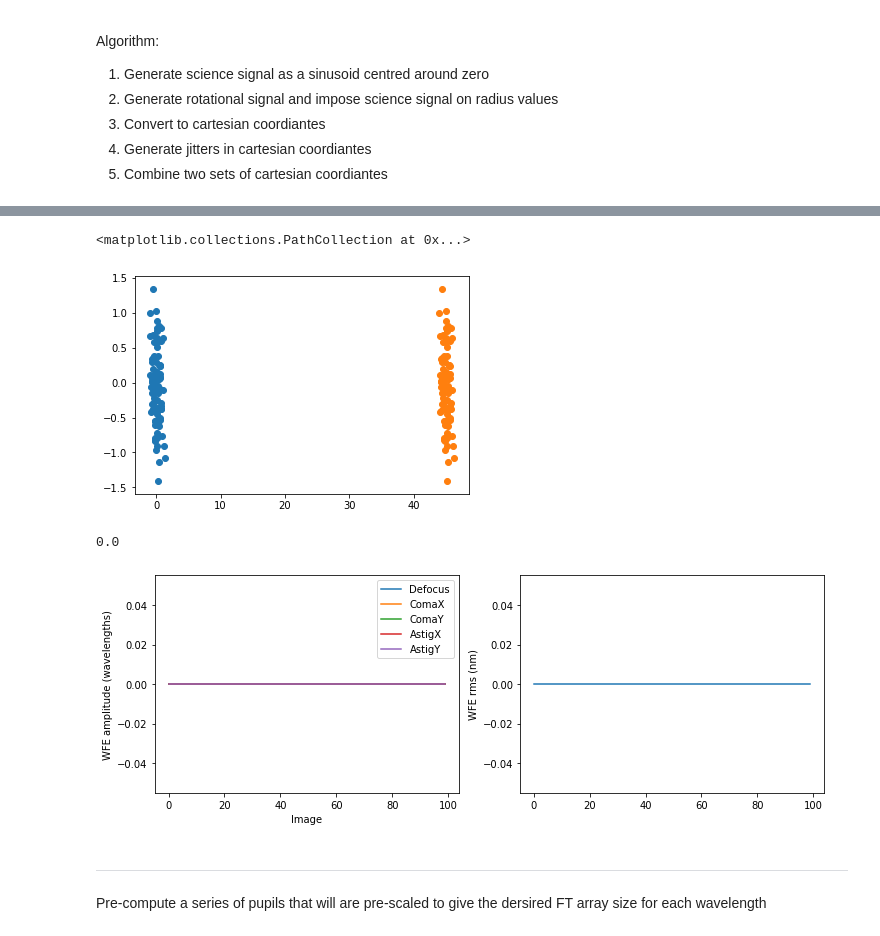
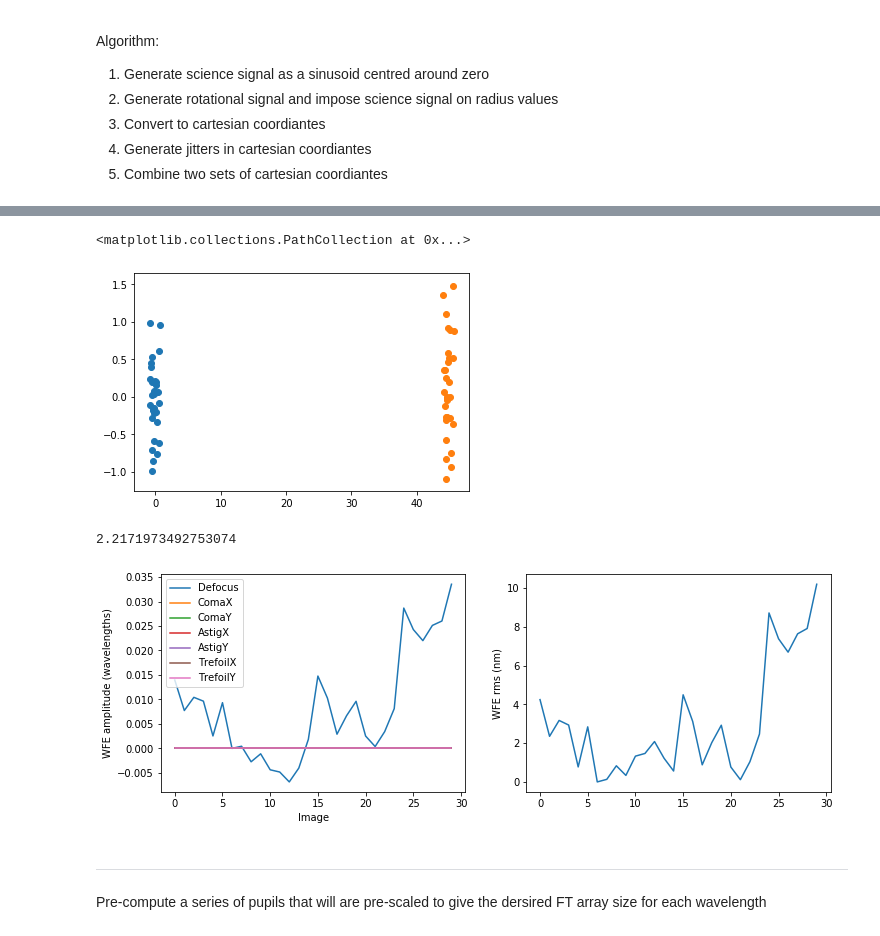
Before and after one commit to ptuthill/Toliman, a Jupyter notebook: COIN/Sims_3.0.ipynb, the cells around one changed output, grey strips where cells are left out. Saved outputs shown, nothing was run; the diff lists cells and outputs as text; code cells hidden in the pictures.

```diff
--- a/COIN/Sims_3.0.ipynb
+++ b/COIN/Sims_3.0.ipynb
@@ -72,7 +133,7 @@ pos_B = [pix_sep, 0] # Start with stars aligned along the x axis
 
 # Simulation Paramters
 # N = 1200 # Number of images
-N = 100 # Number of images
+N = 30 # Number of images
 
 # Random number seed
 seed = 0
@@ -82,6 +143,7 @@ np.random.seed(seed)
 stdev = 0.5 # Pixels
 
 # Rotation Parameters
+rotation_scatter = 0.5 # degree, 0.5 is a good number to use
 n_rots = 0 # Number of rotations
-print(pix_sep)
+print('Separation (pix):',pix_sep)
 # %% [output]
@@ -125,7 +193,6 @@ Algorithm:
 # Science signal
 arg = np.linspace(0, signal_cycles*2*np.pi, num=N, endpoint=False)
 drs = signal_size*np.sin(arg)
-sim_name='sims/toliman_photon_noise'
 
 # Write signal file
 with open("{}/signal.csv".format(sim_name), 'w') as f:
@@ -134,10 +201,15 @@ with open("{}/signal.csv".format(sim_name), 'w') as f:
         f.write("{},{}\n".format(i, drs[i]))
 # %%
 # Generate rotations
-phis = np.linspace(0, n_rots*2*np.pi, num=N, endpoint=False)
+phis = np.pi/180*np.random.normal(loc=0,scale=rotation_scatter,size=N)
+# phis = np.linspace(0, n_rots*2*np.pi, num=N, endpoint=False)
 Xs = np.vstack((pix_sep+drs) * np.cos(phis))
 Ys = np.vstack((pix_sep+drs) * np.sin(phis))
 coords = np.hstack((Xs, Ys))
+with open("{}/rotation.csv".format(sim_name), 'w') as f:
+    f.write("t,x\n")
+    for i in range(N):
+        f.write("{},{}\n".format(i, phis[i]))
 # %%
 # 2D Gaussian with a standard deviation of 0.5 pixels
 jitters = np.random.normal(scale=stdev, size=2*N).reshape(N, 2)
@@ -164,7 +225,7 @@ plt.scatter(A_coords_xy[:,0], A_coords_xy[:,1])
 plt.scatter(B_coords_xy[:,0], B_coords_xy[:,1])
 # %% [output]
 <matplotlib.collections.PathCollection at 0x...>
-[figure, old version]
+[figure, new version]
 # %%
 A_rs = (A_coords_xy[:,0]**2 + A_coords_xy[:,1]**2)**0.5
 B_rs = (B_coords_xy[:,0]**2 + B_coords_xy[:,1]**2)**0.5
@@ -174,19 +235,22 @@ B_phis = np.arctan2(B_coords_xy[:,1], B_coords_xy[:,0])
 # %%
 # Wavefront error!
 # Generate from a random walk
-np.random.seed(seed+1)# +1 so we don't get correlated jitters and defocus
+np.random.seed(seed+2)# +1 so we don't get correlated jitters and defocus
 
-defocus_amount = 0.00 * central_wavelength
-coma_amount = 0.00 * central_wavelength
-astig_amount = 0.00 * central_wavelength
+defocus_amount = 0.005 * central_wavelength
+coma_amount = 0.000 * central_wavelength
+astig_amount = 0.000 * central_wavelength
+trefoil_amount = 0.000 * central_wavelength
 
 wfe_rms = np.zeros(N)
 defocus_amps = np.zeros(N)
 coma_amps = np.zeros((N,2))
 astig_amps = np.zeros((N,2))
+trefoil_amps = np.zeros((N,2))
 last_defocus = 0
 last_coma = [0,0]
 last_astig = [0,0]
+last_trefoil = [0,0]
 for ix in range(N):
     next_defocus = np.random.normal(loc=last_defocus,scale=defocus_amount)
     defocus_amps[ix] = next_defocus
@@ -200,42 +264,64 @@ for ix in range(N):
     astig_amps[ix] = next_astig
     last_astig = next_astig
 
+    next_trefoil = np.random.normal(loc=last_trefoil,scale=trefoil_amount,size=2)
+    trefoil_amps[ix] = next_trefoil
+    last_trefoil = next_trefoil
+
+
 # Make a random point zero
 defocus_amps -= np.random.choice(defocus_amps)
 coma_amps[:,0] -= np.random.choice(coma_amps[:,0])
 coma_amps[:,1] -= np.random.choice(coma_amps[:,1])
 astig_amps[:,0] -= np.random.choice(astig_amps[:,0])
 astig_amps[:,1] -= np.random.choice(astig_amps[:,1])
+trefoil_amps[:,0] -= np.random.choice(trefoil_amps[:,0])
+trefoil_amps[:,1] -= np.random.choice(trefoil_amps[:,1])
+
 
 # Measure the RMS WFE on each image
 for ix in range(N):
     wfe_terms = {(0,2):defocus_amps[ix],(-1,3):coma_amps[ix,0],(1,3):coma_amps[ix,1],
-                      (-2,2):astig_amps[ix,0],(2,2):astig_amps[ix,1]}
+                      (-2,2):astig_amps[ix,0],(2,2):astig_amps[ix,1],(-3,3):trefoil_amps[ix,0],(3,3):trefoil_amps[ix,0]}
     wfe_map = functions.add_zernikes(wfe_terms,[256,256])
-    wfe_rms[ix] = np.sqrt(np.mean(wfe_map**2))
+    mean_wfe = np.mean(wfe_map)
+    mean_wfe2 = np.mean(wfe_map**2)
+#     wfe_rms[ix] = np.sqrt(np.mean(wfe_map**2))
+    wfe_rms[ix] = np.sqrt(mean_wfe2-mean_wfe**2)
 
 
 plt.figure(figsize=(12,4))
 plt.subplot(121)
 plt.plot(defocus_amps/central_wavelength,label='Defocus')
 plt.plot(coma_amps[:,0]/central_wavelength,label='ComaX')
 plt.plot(coma_amps[:,1]/central_wavelength,label='ComaY')
 plt.plot(astig_amps[:,0]/central_wavelength,label='AstigX')
 plt.plot(astig_amps[:,1]/central_wavelength,label='AstigY')
+plt.plot(trefoil_amps[:,0]/central_wavelength,label='TrefoilX')
+plt.plot(trefoil_amps[:,1]/central_wavelength,label='TrefoilY')
+
 plt.xlabel('Image')
 plt.ylabel('WFE amplitude (wavelengths)')
 plt.legend()
 
 plt.subplot(122)
 plt.plot(wfe_rms*1e9)
 plt.ylabel('WFE rms (nm)')
 print(np.median(wfe_rms*1e9))
 
 # Save it in a dictionary to pass to the sims
-wfe_terms = {'Defocus':defocus_amps,'Coma':coma_amps,'Astigmatism':astig_amps}
+wfe_terms = {'Defocus':defocus_amps,'Coma':coma_amps,'Astigmatism':astig_amps,'Trefoil':trefoil_amps}
+
+# And write it out
+with open("{}/wfe.csv".format(sim_name), 'w') as f:
+    f.write("FrameNumber, Defocus, ComaX, ComaY, AstigmatismX, AstigmatismY, TrefoilX, TrefoilY\n")
+    for i in range(N):
+        f.write("{}, {}, {}, {}, {}, {}\n".format(i, defocus_amps[i],coma_amps[i,0],coma_amps[i,1],
+                                                  astig_amps[i,0],astig_amps[i,1],
+                                                 trefoil_amps[i,0],trefoil_amps[i,1]))
 # %% [output]
-0.0
+2.2171973492753074
-[figure, old version]
+[figure, new version]
 # %%
 # Save all the important params
 with open(sim_name+'/sim_parameters.txt','w') as file:
```
Also changed, not shown: parts of 22 cells of this notebook.
